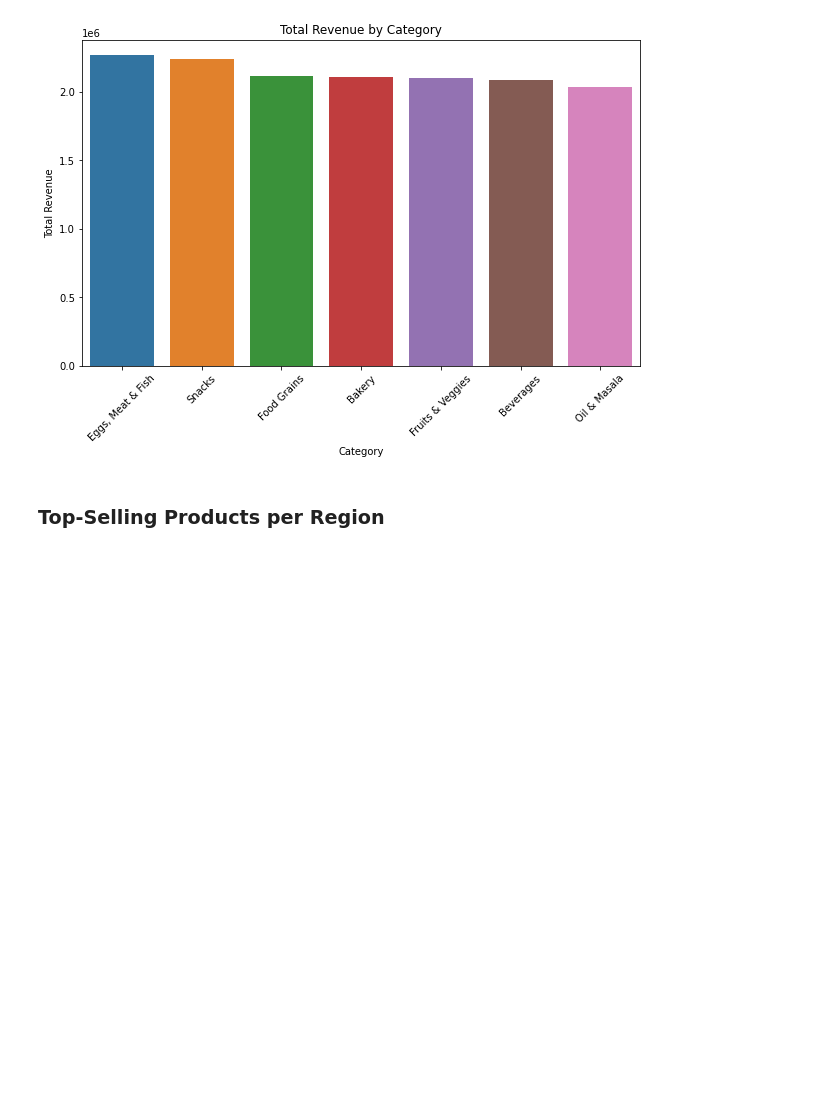
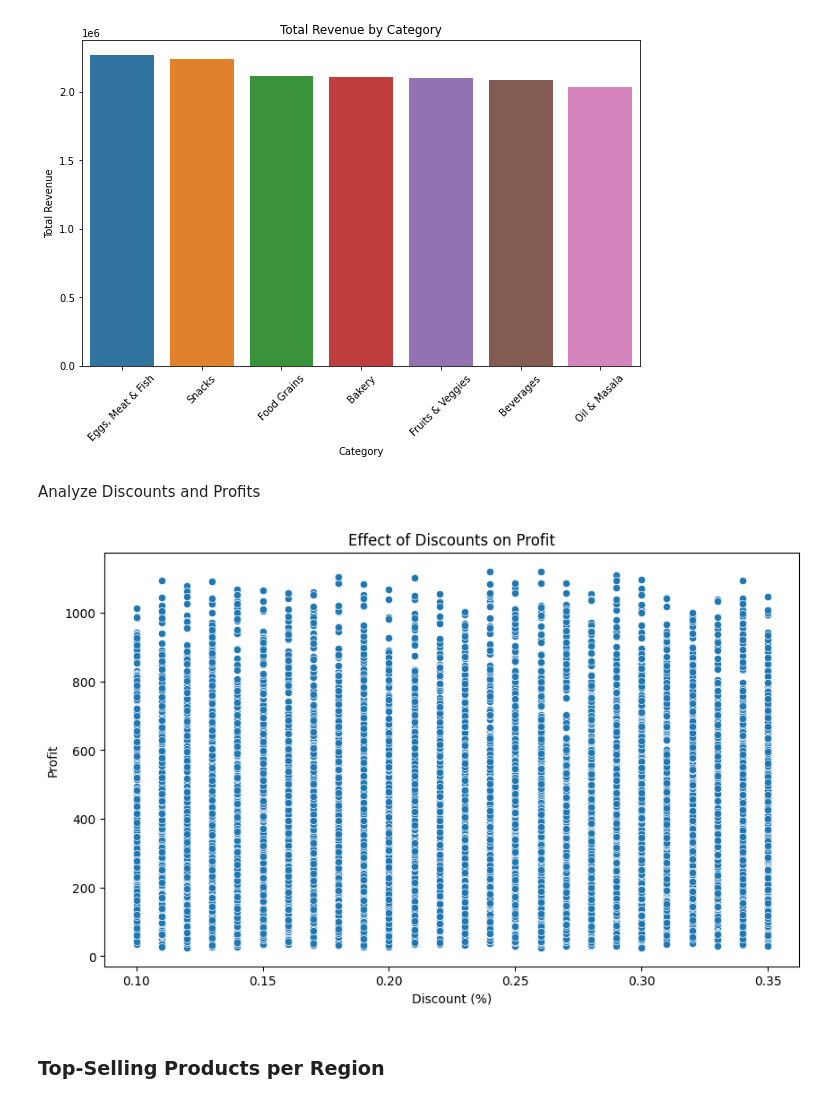
Before and after one commit to vinodk1994/First-Project, a Jupyter notebook: Supermart_Grocery_Sales_IPYNB.ipynb, the cells around one changed output. Cells and saved outputs as stored; diff of their text form; code cells hidden in the pictures; blank space fills up the shorter version.

```diff
--- a/Supermart_Grocery_Sales_IPYNB.ipynb
+++ b/Supermart_Grocery_Sales_IPYNB.ipynb
@@ -184,3 +254,11 @@ Organic Vegetables   520271  133596.37
 Rice                 498323  126932.36
 Soft Drinks         1033874  258135.97
 Spices               672876  160302.60
+# %%
+## Profit Analysis
+# Calculate Profit Margin
+df['Profit Margin'] = (df['Profit'] / df['Sales']) * 100
+
+# Display profit margins
+profit_summary = df[['Profit', 'Profit Margin', 'Discount']].describe()
+print(profit_summary)
@@ -235,6 +321,18 @@ plt.xticks(rotation=45)  # Rotate product names for better readability
 plt.show()
 # %% [output]
 [figure]
+# %% [markdown]
+Analyze Discounts and Profits
+# %%
+# Plotting the effect of discounts on profit
+plt.figure(figsize=(10, 6))
+sns.scatterplot(data=df, x='Discount', y='Profit')
+plt.title('Effect of Discounts on Profit')
+plt.xlabel('Discount (%)')
+plt.ylabel('Profit')
+plt.show()
+# %% [output]
+[figure, added]
 # %% [markdown]
 ### Top-Selling Products per Region
 # %%
```
Also changed, not shown: parts of 14 cells of this notebook.
